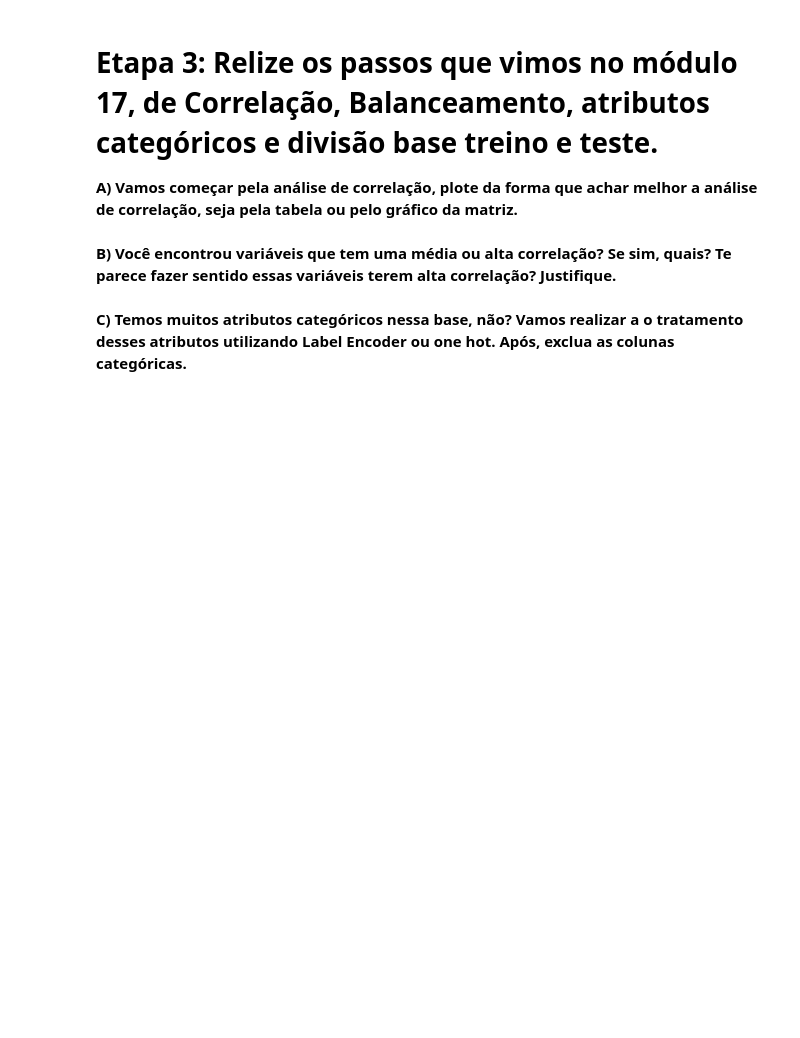
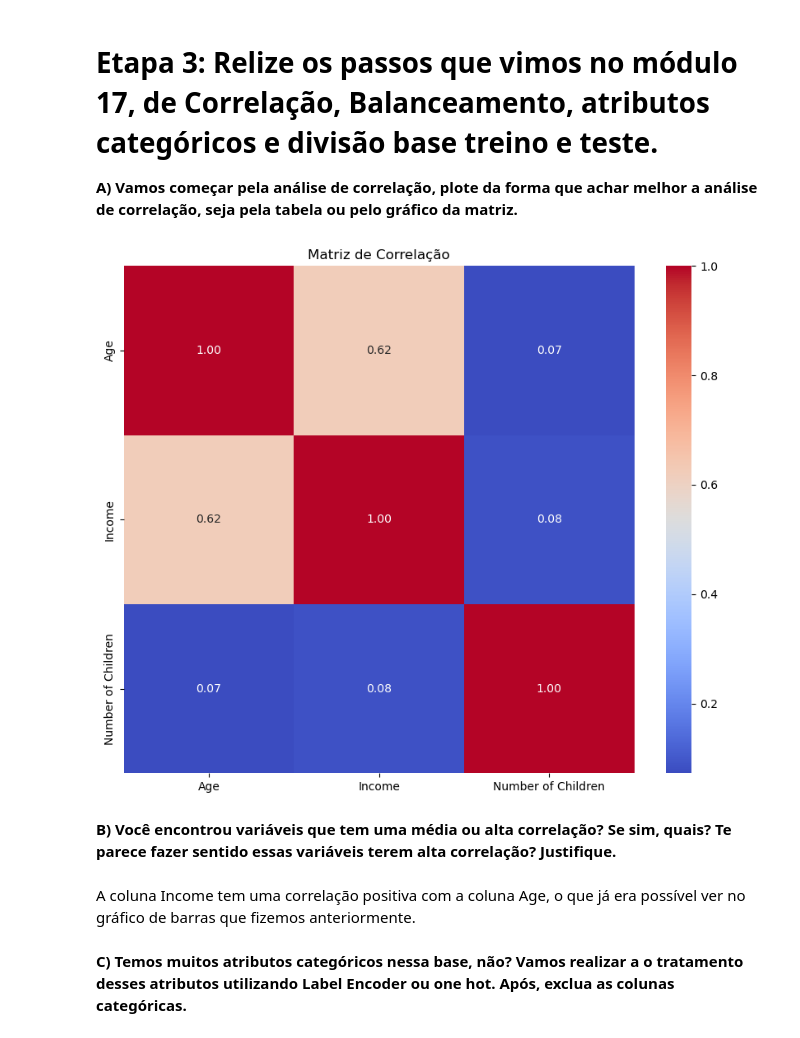
Before and after one commit to ramoneirao/ciencia-de-dados, a Jupyter notebook: Praticando/Modulo 17/Profissao Cientista de Dados M17 Projeto.ipynb, the cells around one changed output. Drawn from its saved outputs; the diff is of its cells as text; code cells hidden in the pictures; blank space fills up the shorter version.

```diff
--- a/Praticando/Modulo 17/Profissao Cientista de Dados M17 Projeto.ipynb
+++ b/Praticando/Modulo 17/Profissao Cientista de Dados M17 Projeto.ipynb
@@ -107,2 +349,13 @@ Tente responder as seguintes perguntas com gráficos seguidos de insights:**
+# %%
+# Cluster Map
+correlation_matrix = df.select_dtypes(include=['number']).corr()
+
+# Plotar o mapa de calor da matriz de correlação
+plt.figure(figsize=(10, 8))
+sns.heatmap(correlation_matrix, annot=True, cmap='coolwarm', fmt=".2f", annot_kws={"size": 10})
+plt.title('Matriz de Correlação')
+plt.show()
+# %% [output]
+[figure, added]
 # %% [markdown]
 **B) Você encontrou variáveis que tem uma média ou alta correlação? Se sim, quais? Te parece fazer sentido essas variáveis terem alta correlação? Justifique.**
@@ -111,2 +362,4 @@ Tente responder as seguintes perguntas com gráficos seguidos de insights:**
+# %% [markdown]
+A coluna Income tem uma correlação positiva com a coluna Age, o que já era possível ver no gráfico de barras que fizemos anteriormente.
 # %% [markdown]
 **C) Temos muitos atributos categóricos nessa base, não? Vamos realizar a o tratamento desses atributos utilizando Label Encoder ou one hot. Após, exclua as colunas categóricas.**
```
Also changed, not shown: parts of 72 cells of this notebook.
